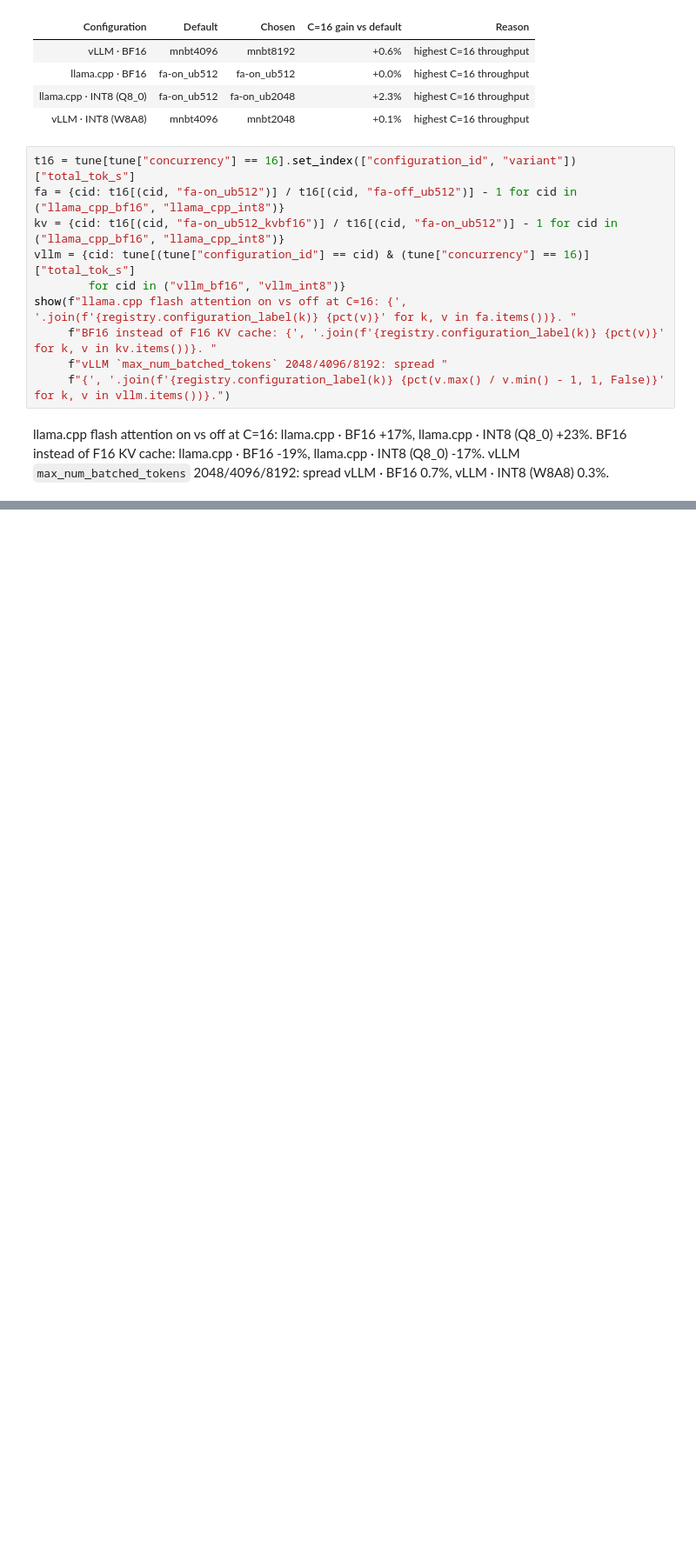
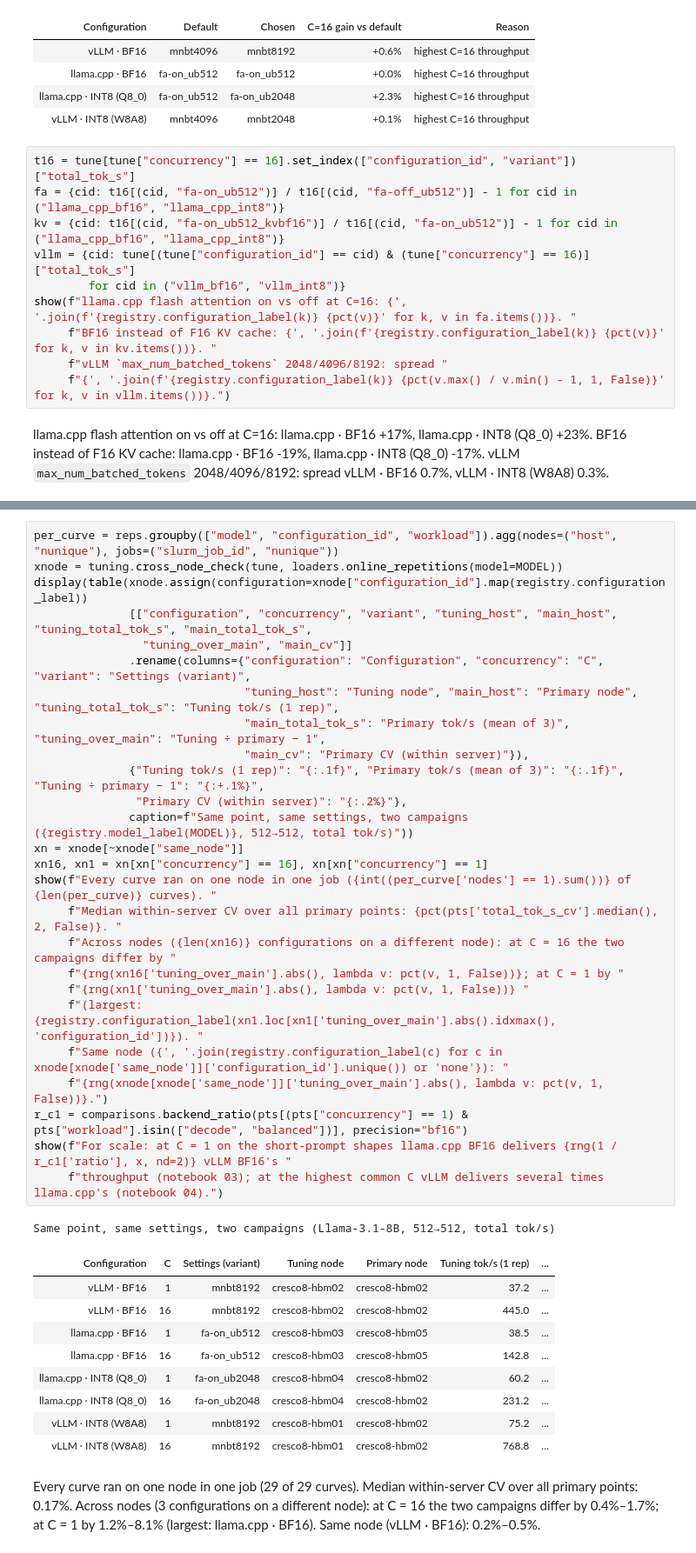
Before and after one commit to struggling-student/llm-backend-analysis, a Jupyter notebook: notebooks/backend_selection/01_measurement_validity.ipynb, the cells around one changed output, grey strips where cells are left out. Shown at 87% size. Drawn from its saved outputs; the diff is of its cells as text; blank space fills up the shorter version.

```diff
--- a/notebooks/backend_selection/01_measurement_validity.ipynb
+++ b/notebooks/backend_selection/01_measurement_validity.ipynb
@@ -410,0 +405,38 @@ re-run with 8192, the setting of vLLM BF16, so the two vLLM configurations diffe
+# %%
+per_curve = reps.groupby(["model", "configuration_id", "workload"]).agg(nodes=("host", "nunique"), jobs=("slurm_job_id", "nunique"))
+xnode = tuning.cross_node_check(tune, loaders.online_repetitions(model=MODEL))
+display(table(xnode.assign(configuration=xnode["configuration_id"].map(registry.configuration_label))
+              [["configuration", "concurrency", "variant", "tuning_host", "main_host", "tuning_total_tok_s", "main_total_tok_s",
+                "tuning_over_main", "main_cv"]]
+              .rename(columns={"configuration": "Configuration", "concurrency": "C", "variant": "Settings (variant)",
+                               "tuning_host": "Tuning node", "main_host": "Primary node", "tuning_total_tok_s": "Tuning tok/s (1 rep)",
+                               "main_total_tok_s": "Primary tok/s (mean of 3)", "tuning_over_main": "Tuning ÷ primary − 1",
+                               "main_cv": "Primary CV (within server)"}),
+              {"Tuning tok/s (1 rep)": "{:.1f}", "Primary tok/s (mean of 3)": "{:.1f}", "Tuning ÷ primary − 1": "{:+.1%}",
+               "Primary CV (within server)": "{:.2%}"},
+              caption=f"Same point, same settings, two campaigns ({registry.model_label(MODEL)}, 512→512, total tok/s)"))
+xn = xnode[~xnode["same_node"]]
+xn16, xn1 = xn[xn["concurrency"] == 16], xn[xn["concurrency"] == 1]
+show(f"Every curve ran on one node in one job ({int((per_curve['nodes'] == 1).sum())} of {len(per_curve)} curves). "
+     f"Median within-server CV over all primary points: {pct(pts['total_tok_s_cv'].median(), 2, False)}. "
+     f"Across nodes ({len(xn16)} configurations on a different node): at C = 16 the two campaigns differ by "
+     f"{rng(xn16['tuning_over_main'].abs(), lambda v: pct(v, 1, False))}; at C = 1 by "
+     f"{rng(xn1['tuning_over_main'].abs(), lambda v: pct(v, 1, False))} "
+     f"(largest: {registry.configuration_label(xn1.loc[xn1['tuning_over_main'].abs().idxmax(), 'configuration_id'])}). "
+     f"Same node ({', '.join(registry.configuration_label(c) for c in xnode[xnode['same_node']]['configuration_id'].unique()) or 'none'}): "
+     f"{rng(xnode[xnode['same_node']]['tuning_over_main'].abs(), lambda v: pct(v, 1, False))}.")
+r_c1 = comparisons.backend_ratio(pts[(pts["concurrency"] == 1) & pts["workload"].isin(["decode", "balanced"])], precision="bf16")
+show(f"For scale: at C = 1 on the short-prompt shapes llama.cpp BF16 delivers {rng(1 / r_c1['ratio'], x, nd=2)} vLLM BF16's "
+     f"throughput (notebook 03); at the highest common C vLLM delivers several times llama.cpp's (notebook 04).")
+# %% [output]
+Same point, same settings, two campaigns (Llama-3.1-8B, 512→512, total tok/s)
+| Configuration | C | Settings (variant) | Tuning node | Primary node | Tuning tok/s (1 rep) | ... |
+| vLLM · BF16 | 1 | mnbt8192 | cresco8-hbm02 | cresco8-hbm02 | 37.2 | ... |
+| vLLM · BF16 | 16 | mnbt8192 | cresco8-hbm02 | cresco8-hbm02 | 445.0 | ... |
+| llama.cpp · BF16 | 1 | fa-on_ub512 | cresco8-hbm03 | cresco8-hbm05 | 38.5 | ... |
+| llama.cpp · BF16 | 16 | fa-on_ub512 | cresco8-hbm03 | cresco8-hbm05 | 142.8 | ... |
+| llama.cpp · INT8 (Q8_0) | 1 | fa-on_ub2048 | cresco8-hbm04 | cresco8-hbm02 | 60.2 | ... |
+| llama.cpp · INT8 (Q8_0) | 16 | fa-on_ub2048 | cresco8-hbm04 | cresco8-hbm02 | 231.2 | ... |
+| vLLM · INT8 (W8A8) | 1 | mnbt8192 | cresco8-hbm01 | cresco8-hbm02 | 75.2 | ... |
+| vLLM · INT8 (W8A8) | 16 | mnbt8192 | cresco8-hbm01 | cresco8-hbm02 | 768.8 | ... |
+Every curve ran on one node in one job (29 of 29 curves). Median within-server CV over all primary points: 0.17%. Across nodes (3 configurations on a different node): at C = 16 the two campaigns differ by 0.4%–1.7%; at C = 1 by 1.2%–8.1% (largest: llama.cpp · BF16). Same node (vLLM · BF16): 0.2%–0.5%.
```
Also changed, not shown: parts of 5 cells of this notebook, 7 other files.
